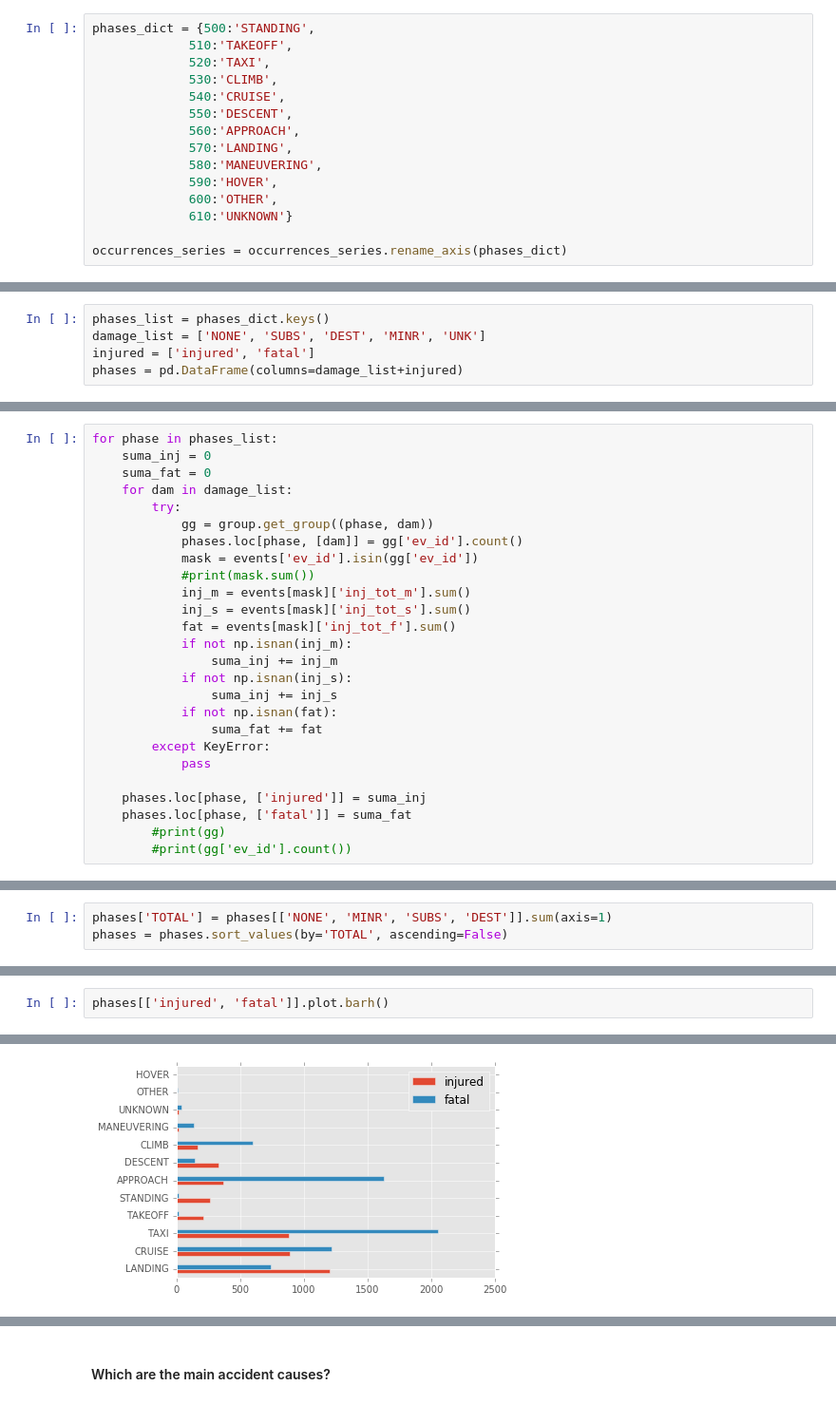
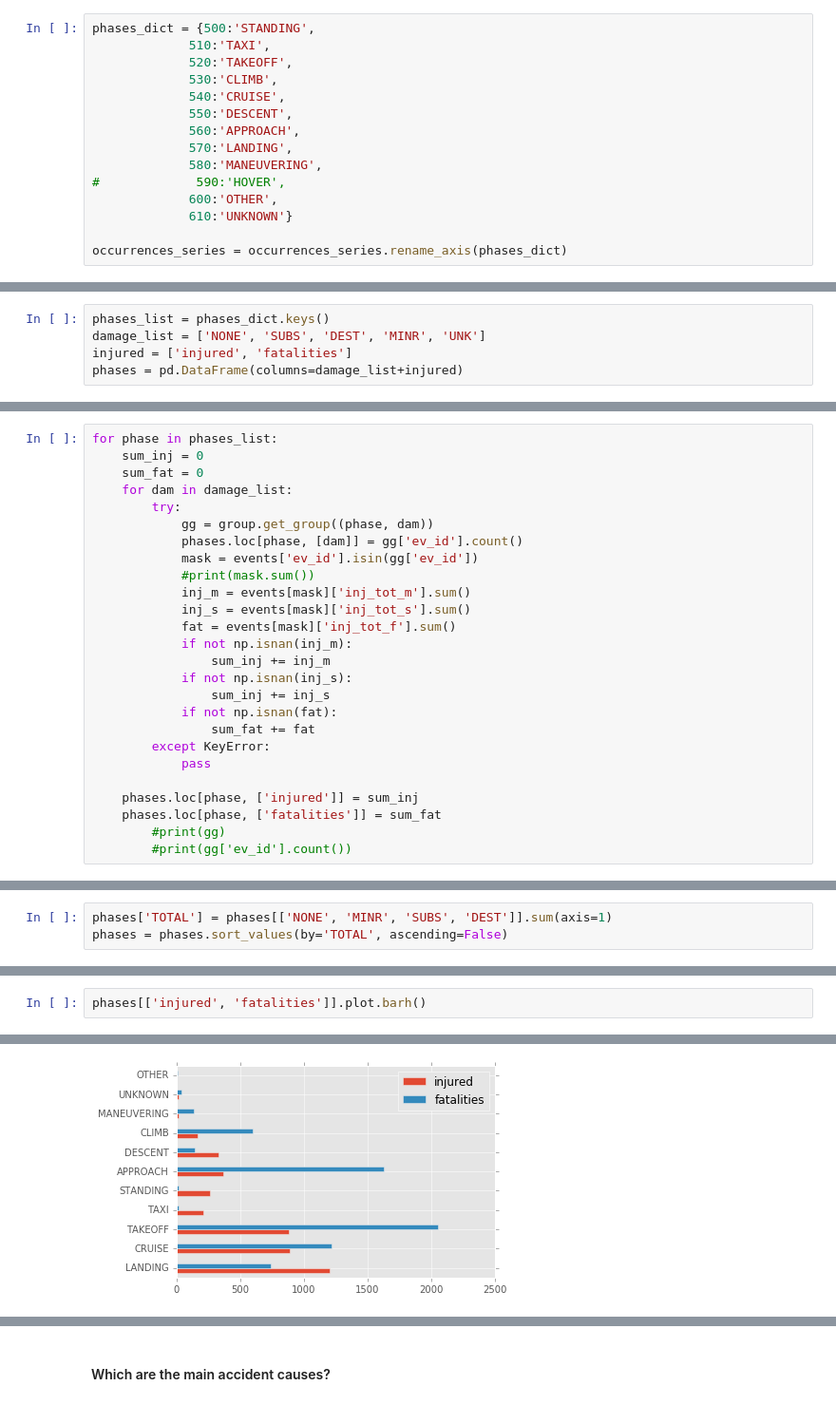
Before and after one commit to AeroPython/remove-before-flight, a Jupyter notebook: talk.ipynb, the cells around one changed output, grey strips where cells are left out. Shown at 95% size. Cells and saved outputs as stored; diff of their text form.

```diff
--- a/talk.ipynb
+++ b/talk.ipynb
@@ -549,15 +549,15 @@ occurrences_series.iloc[0:10]
 Name: phase_gen, dtype: int64
 # %%
 phases_dict = {500:'STANDING',
-             510:'TAKEOFF',
-             520:'TAXI',
+             510:'TAXI',
+             520:'TAKEOFF',
              530:'CLIMB',
              540:'CRUISE',
              550:'DESCENT',
              560:'APPROACH',
              570:'LANDING',
              580:'MANEUVERING',
-             590:'HOVER',
+#             590:'HOVER',
              600:'OTHER',
              610:'UNKNOWN'}
 
@@ -574,7 +574,7 @@ group = aircraft.groupby(['phase_gen', 'damage'])
 # %%
 phases_list = phases_dict.keys()
 damage_list = ['NONE', 'SUBS', 'DEST', 'MINR', 'UNK']
-injured = ['injured', 'fatal']
+injured = ['injured', 'fatalities']
 phases = pd.DataFrame(columns=damage_list+injured)
 # %%
 phases
@@ -583,7 +583,7 @@ phases
 # %%
 for phase in phases_list:
-    suma_inj = 0
-    suma_fat = 0
+    sum_inj = 0
+    sum_fat = 0
     for dam in damage_list:
         try:
             gg = group.get_group((phase, dam))
@@ -594,16 +594,16 @@ for phase in phases_list:
             inj_s = events[mask]['inj_tot_s'].sum()
             fat = events[mask]['inj_tot_f'].sum()
             if not np.isnan(inj_m):
-                suma_inj += inj_m
+                sum_inj += inj_m
             if not np.isnan(inj_s):
-                suma_inj += inj_s
+                sum_inj += inj_s
             if not np.isnan(fat):
-                suma_fat += fat
+                sum_fat += fat
         except KeyError:
             pass
 
-    phases.loc[phase, ['injured']] = suma_inj
-    phases.loc[phase, ['fatal']] = suma_fat
+    phases.loc[phase, ['injured']] = sum_inj
+    phases.loc[phase, ['fatalities']] = sum_fat
         #print(gg)
         #print(gg['ev_id'].count())
 # %%
@@ -634,6 +633,6 @@ phases[['NONE', 'MINR', 'SUBS', 'DEST']].plot.barh(stacked=True)
 # %%
-phases[['injured', 'fatal']].plot.barh()
+phases[['injured', 'fatalities']].plot.barh()
 # %% [output]
 <matplotlib.axes._subplots.AxesSubplot at 0x...>
-[figure, old version]
+[figure, new version]
 # %%
```
Also changed, not shown: parts of 35 cells of this notebook.
